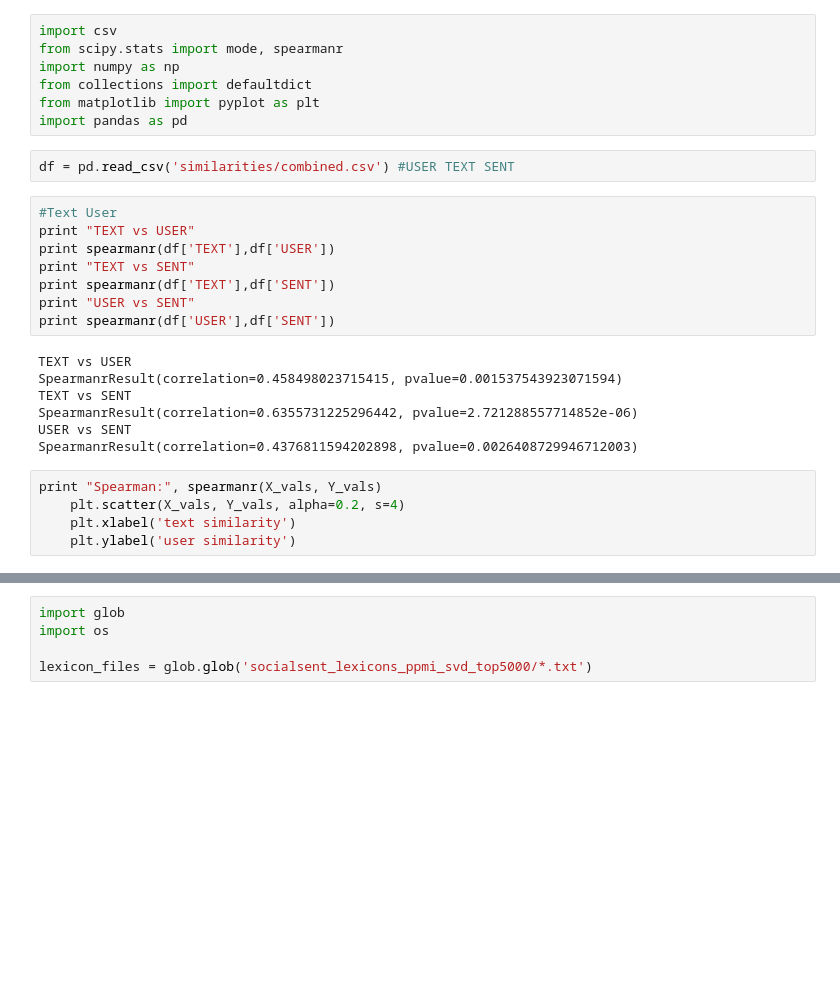
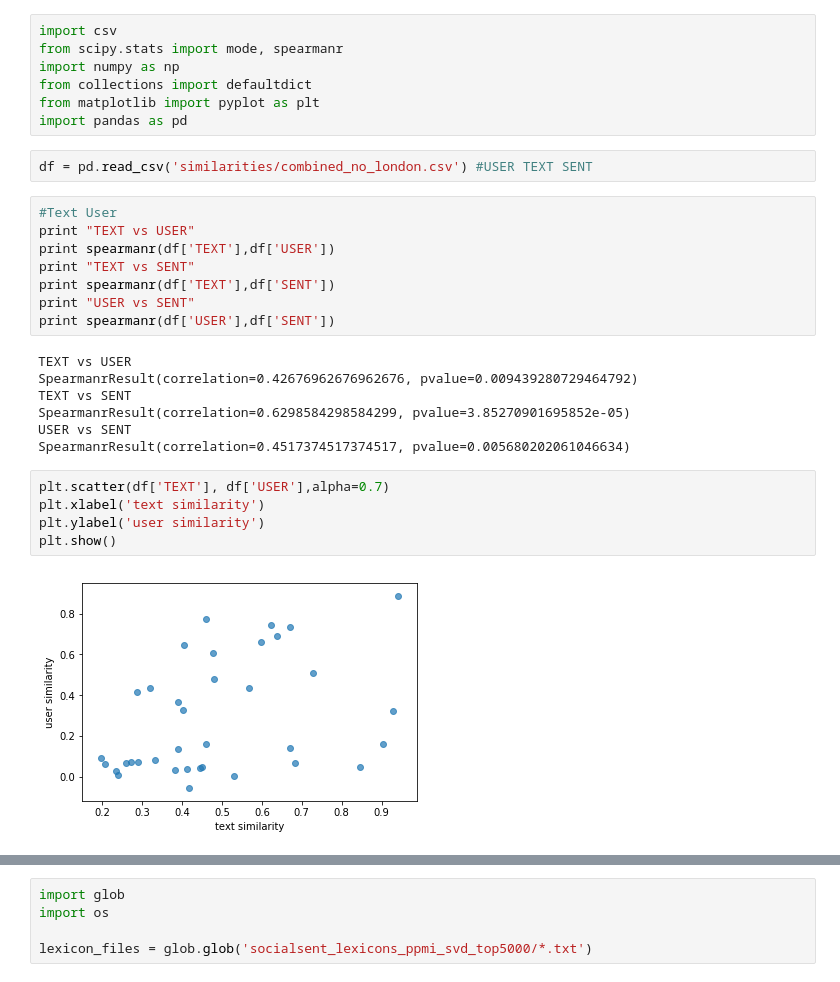
Before and after one commit to lucy3/reddit-sent, a Jupyter notebook: code/plot_sim_correlations.ipynb, the cells around one changed output, grey strips where cells are left out. Cells and saved outputs as stored; diff of their text form; blank space fills up the shorter version.

```diff
--- a/code/plot_sim_correlations.ipynb
+++ b/code/plot_sim_correlations.ipynb
@@ -6,7 +6,7 @@ from collections import defaultdict
 from matplotlib import pyplot as plt
 import pandas as pd
 # %%
-df = pd.read_csv('similarities/combined.csv') #USER TEXT SENT
+df = pd.read_csv('similarities/combined_no_london.csv') #USER TEXT SENT
 # %%
 #Text User
 print "TEXT vs USER"
@@ -17,13 +17,15 @@ print "USER vs SENT"
 print spearmanr(df['USER'],df['SENT'])
 # %% [output]
 TEXT vs USER
-SpearmanrResult(correlation=0.458498023715415, pvalue=0.001537543923071594)
+SpearmanrResult(correlation=0.42676962676962676, pvalue=0.009439280729464792)
 TEXT vs SENT
-SpearmanrResult(correlation=0.6355731225296442, pvalue=2.721288557714852e-06)
+SpearmanrResult(correlation=0.6298584298584299, pvalue=3.85270901695852e-05)
 USER vs SENT
-SpearmanrResult(correlation=0.4376811594202898, pvalue=0.0026408729946712003)
+SpearmanrResult(correlation=0.4517374517374517, pvalue=0.005680202061046634)
 # %%
-print "Spearman:", spearmanr(X_vals, Y_vals)
-    plt.scatter(X_vals, Y_vals, alpha=0.2, s=4)
-    plt.xlabel('text similarity')
-    plt.ylabel('user similarity')
+plt.scatter(df['TEXT'], df['USER'],alpha=0.7)
+plt.xlabel('text similarity')
+plt.ylabel('user similarity')
+plt.show()
+# %% [output]
+[figure, added]
```
Also changed, not shown: parts of 2 cells of this notebook, 1 other file.
